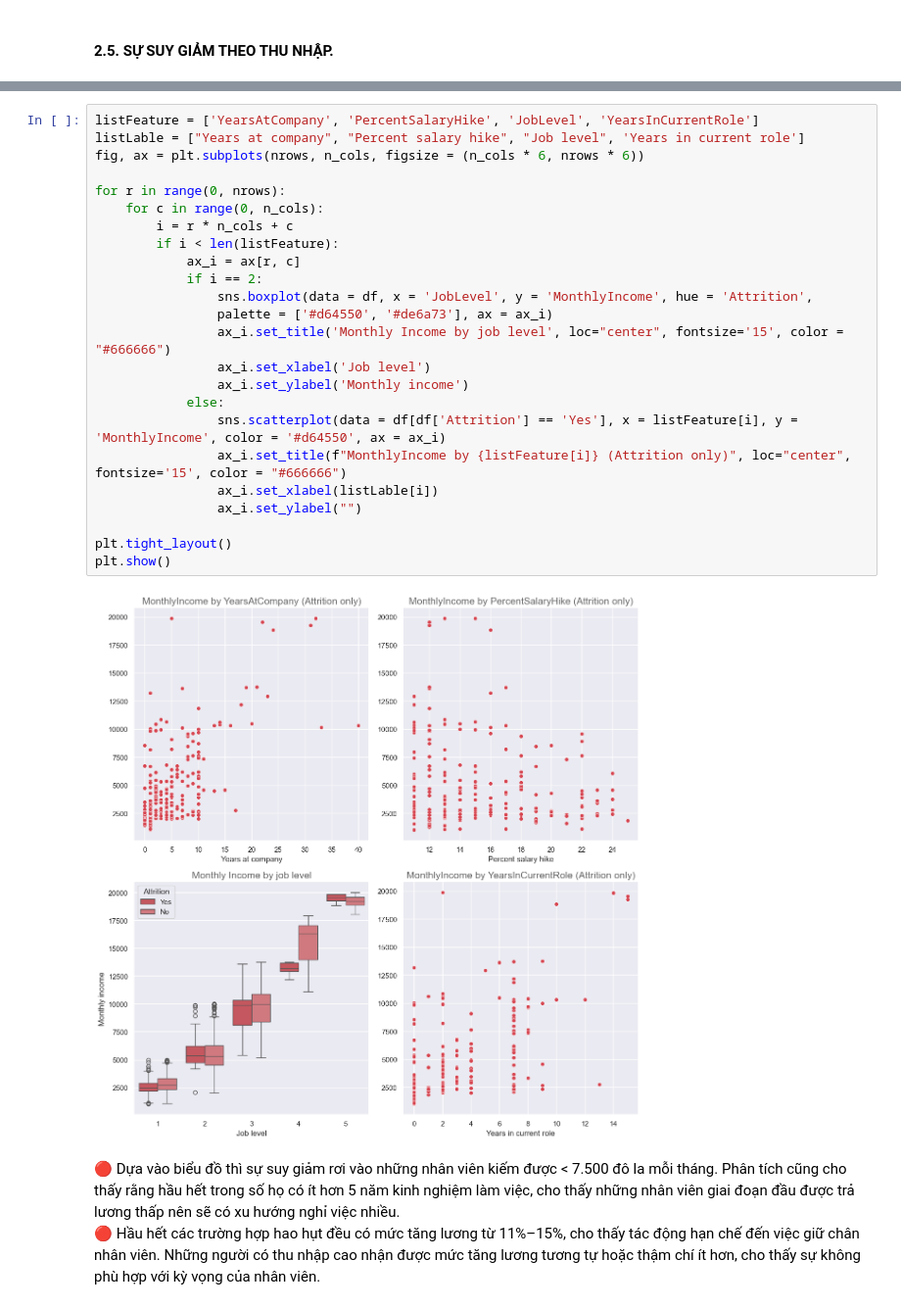
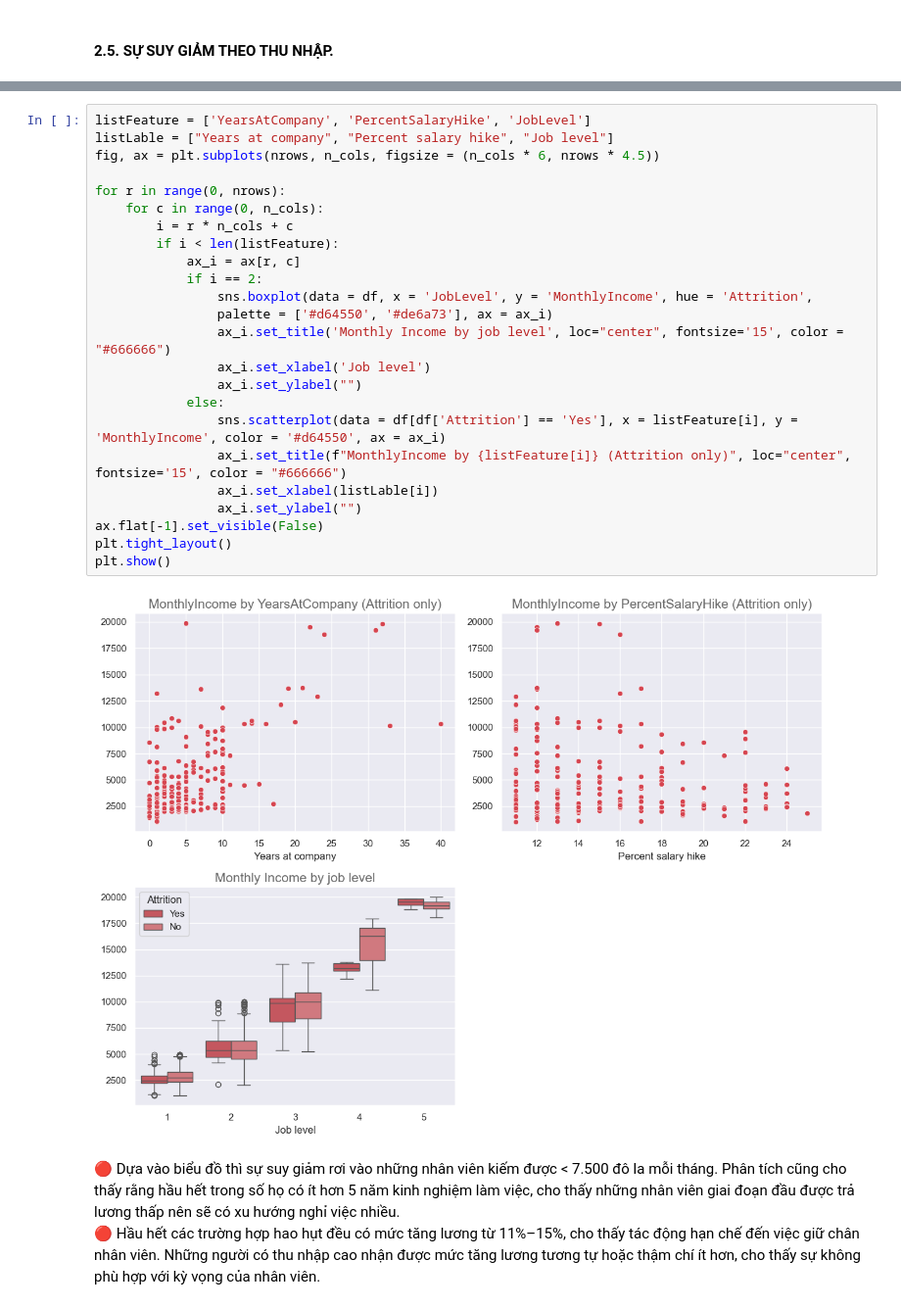
Before and after one commit to daominhthuan42/mindx-data-analytics-bootcamp, a Jupyter notebook: 00_MODULE_1/FINAL_PROJECT/02_PYTHON/FINAL_PROJECT.ipynb, the cells around one changed output, grey strips where cells are left out. Shown at 98% size. Cells and saved outputs as stored; diff of their text form.

```diff
--- a/00_MODULE_1/FINAL_PROJECT/02_PYTHON/FINAL_PROJECT.ipynb
+++ b/00_MODULE_1/FINAL_PROJECT/02_PYTHON/FINAL_PROJECT.ipynb
@@ -588,29 +635,29 @@ plt.show()
 # %%
-listFeature = ['YearsAtCompany', 'PercentSalaryHike', 'JobLevel', 'YearsInCurrentRole']
-listLable = ["Years at company", "Percent salary hike", "Job level", 'Years in current role']
-fig, ax = plt.subplots(nrows, n_cols, figsize = (n_cols * 6, nrows * 6))
+listFeature = ['YearsAtCompany', 'PercentSalaryHike', 'JobLevel']
+listLable = ["Years at company", "Percent salary hike", "Job level"]
+fig, ax = plt.subplots(nrows, n_cols, figsize = (n_cols * 6, nrows * 4.5))
 
 for r in range(0, nrows):
     for c in range(0, n_cols):
         i = r * n_cols + c
         if i < len(listFeature):
             ax_i = ax[r, c]
             if i == 2:
                 sns.boxplot(data = df, x = 'JobLevel', y = 'MonthlyIncome', hue = 'Attrition',
                 palette = ['#d64550', '#de6a73'], ax = ax_i)
                 ax_i.set_title('Monthly Income by job level', loc="center", fontsize='15', color = "#666666")
                 ax_i.set_xlabel('Job level')
-                ax_i.set_ylabel('Monthly income')
+                ax_i.set_ylabel("")
             else:
                 sns.scatterplot(data = df[df['Attrition'] == 'Yes'], x = listFeature[i], y = 'MonthlyIncome', color = '#d64550', ax = ax_i)
                 ax_i.set_title(f"MonthlyIncome by {listFeature[i]} (Attrition only)", loc="center", fontsize='15', color = "#666666")
                 ax_i.set_xlabel(listLable[i])
                 ax_i.set_ylabel("")
-
+ax.flat[-1].set_visible(False)
 plt.tight_layout()
 plt.show()
 # %% [output]
-[figure, old version]
+[figure, new version]
 # %% [markdown]
 🔴 Dựa vào biểu đồ thì sự suy giảm rơi vào những nhân viên kiếm được < 7.500 đô la mỗi tháng. Phân tích cũng cho thấy rằng hầu hết trong số họ có ít hơn 5
 năm kinh nghiệm làm việc, cho thấy những nhân viên giai đoạn đầu được trả lương thấp nên sẽ có xu hướng nghỉ việc nhiều. <br>
```
Also changed, not shown: parts of 11 cells of this notebook, 4 other files.
